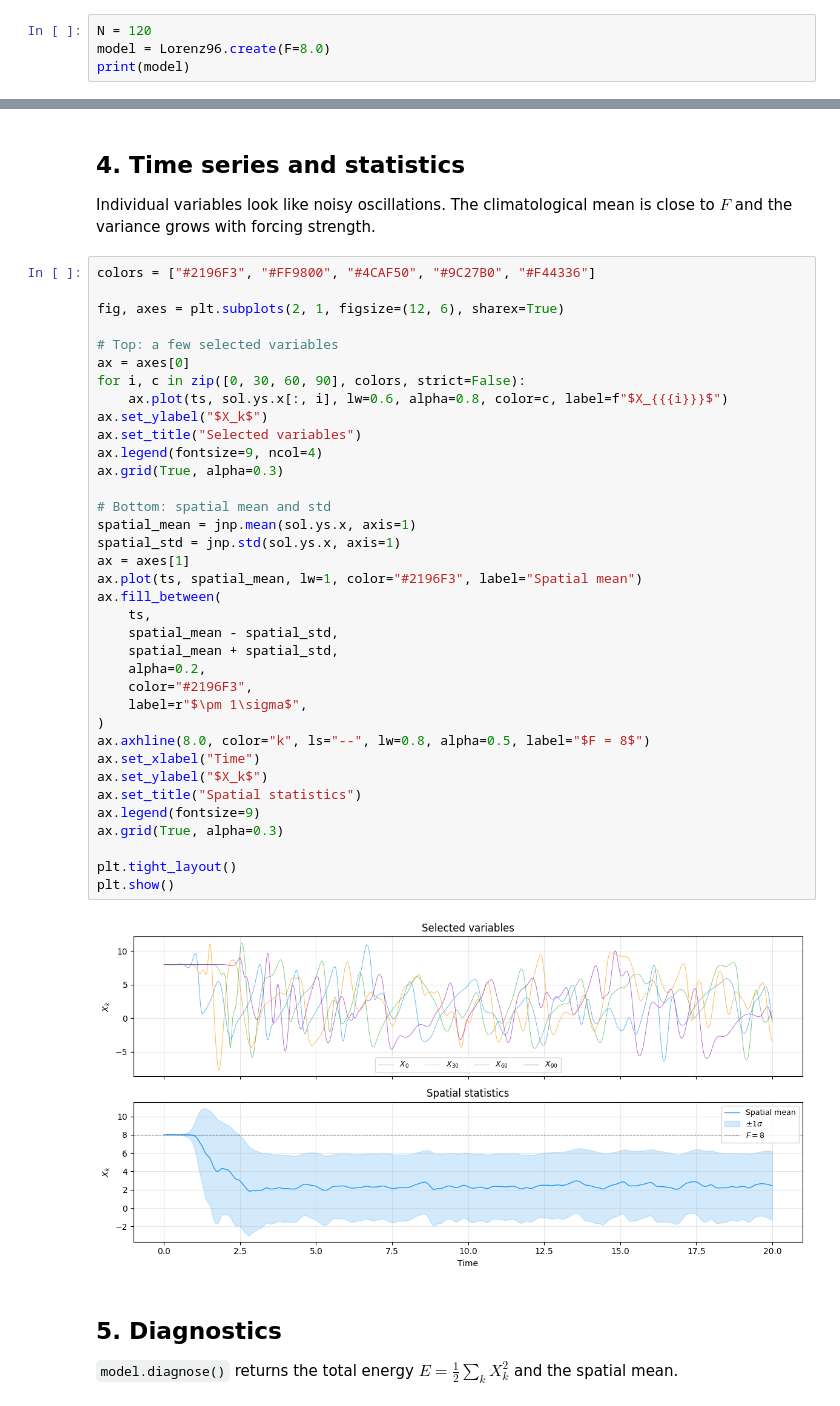
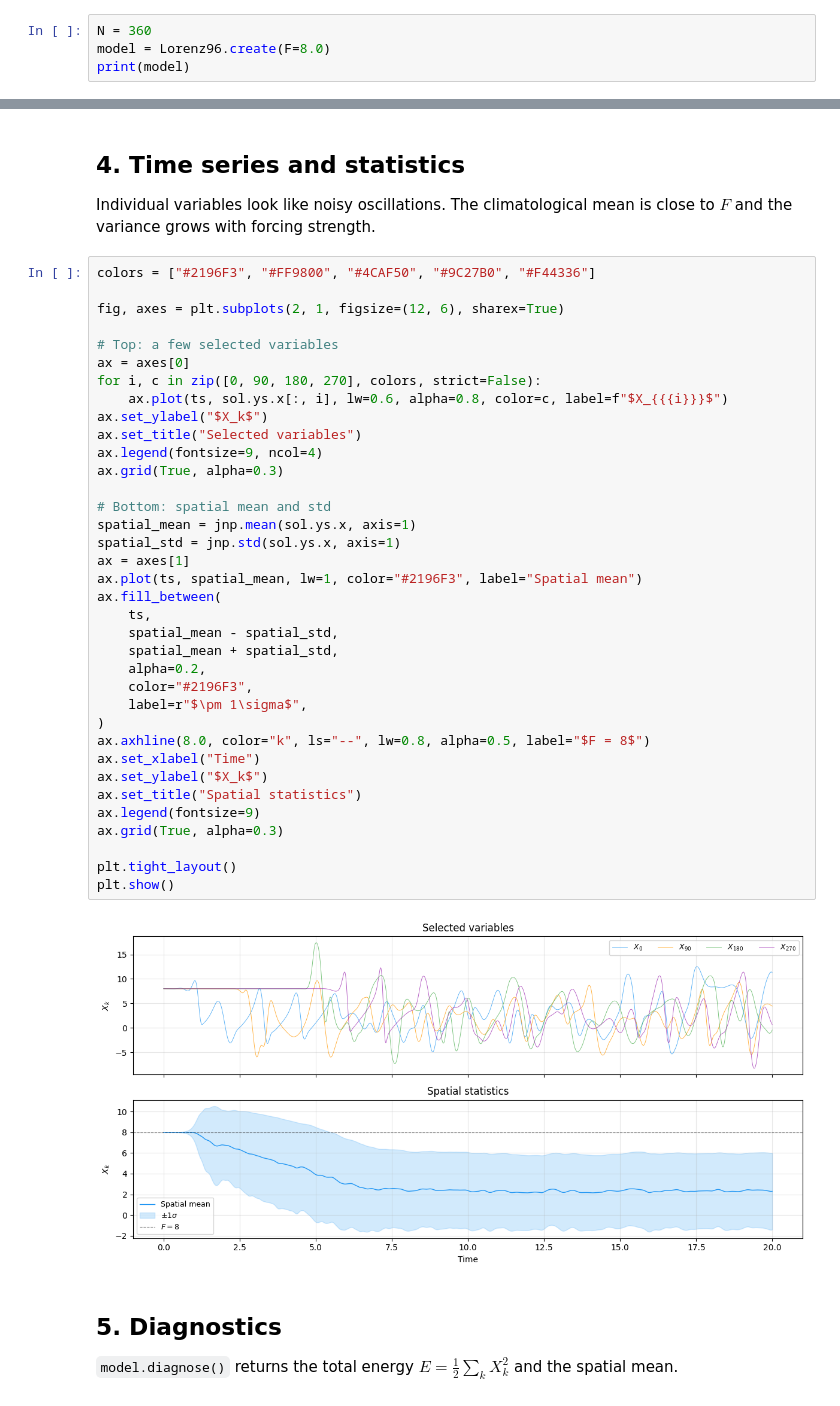
Before and after one commit to jejjohnson/somax, a Jupyter notebook: content/tutorials/lorenz96_simulation.ipynb, the cells around one changed output, grey strips where cells are left out. Cells and saved outputs as stored; diff of their text form.

```diff
--- a/content/tutorials/lorenz96_simulation.ipynb
+++ b/content/tutorials/lorenz96_simulation.ipynb
@@ -53,5 +53,5 @@ reveals finer-scale wave structure in the Hovmoller diagram.
 # %%
-N = 120
+N = 360
 model = Lorenz96.create(F=8.0)
 print(model)
 # %% [output]
@@ -117,37 +118,37 @@ fig, axes = plt.subplots(2, 1, figsize=(12, 6), sharex=True)
 
 # Top: a few selected variables
 ax = axes[0]
-for i, c in zip([0, 30, 60, 90], colors, strict=False):
+for i, c in zip([0, 90, 180, 270], colors, strict=False):
     ax.plot(ts, sol.ys.x[:, i], lw=0.6, alpha=0.8, color=c, label=f"$X_{{{i}}}$")
 ax.set_ylabel("$X_k$")
 ax.set_title("Selected variables")
 ax.legend(fontsize=9, ncol=4)
 ax.grid(True, alpha=0.3)
 
 # Bottom: spatial mean and std
 spatial_mean = jnp.mean(sol.ys.x, axis=1)
 spatial_std = jnp.std(sol.ys.x, axis=1)
 ax = axes[1]
 ax.plot(ts, spatial_mean, lw=1, color="#2196F3", label="Spatial mean")
 ax.fill_between(
     ts,
     spatial_mean - spatial_std,
     spatial_mean + spatial_std,
     alpha=0.2,
     color="#2196F3",
     label=r"$\pm 1\sigma$",
 )
 ax.axhline(8.0, color="k", ls="--", lw=0.8, alpha=0.5, label="$F = 8$")
 ax.set_xlabel("Time")
 ax.set_ylabel("$X_k$")
 ax.set_title("Spatial statistics")
 ax.legend(fontsize=9)
 ax.grid(True, alpha=0.3)
 
 plt.tight_layout()
 plt.show()
 # %% [output]
-[figure, old version]
+[figure, new version]
 # %% [markdown]
 ## 5. Diagnostics
 
```
Also changed, not shown: parts of 7 cells of this notebook, 1 other file.
